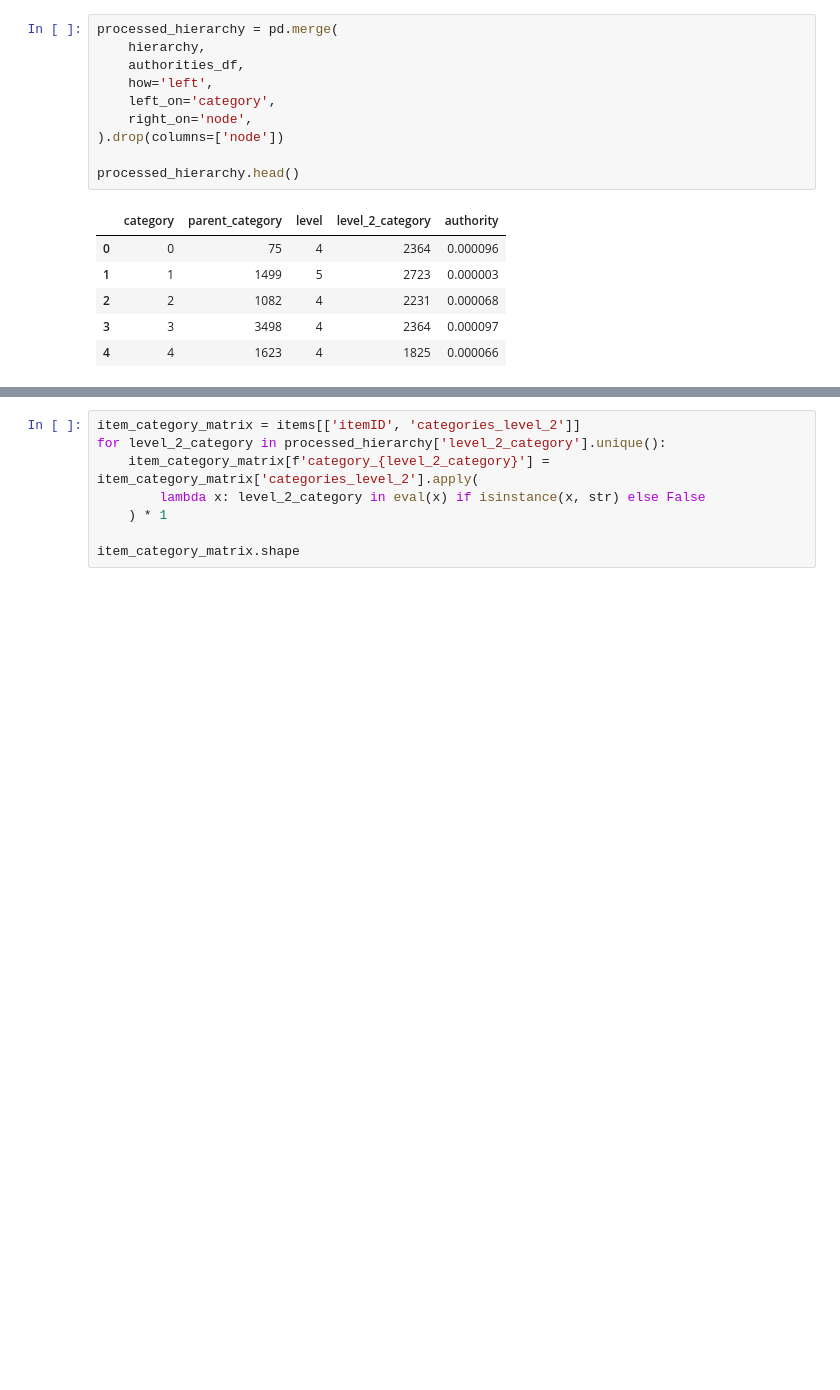
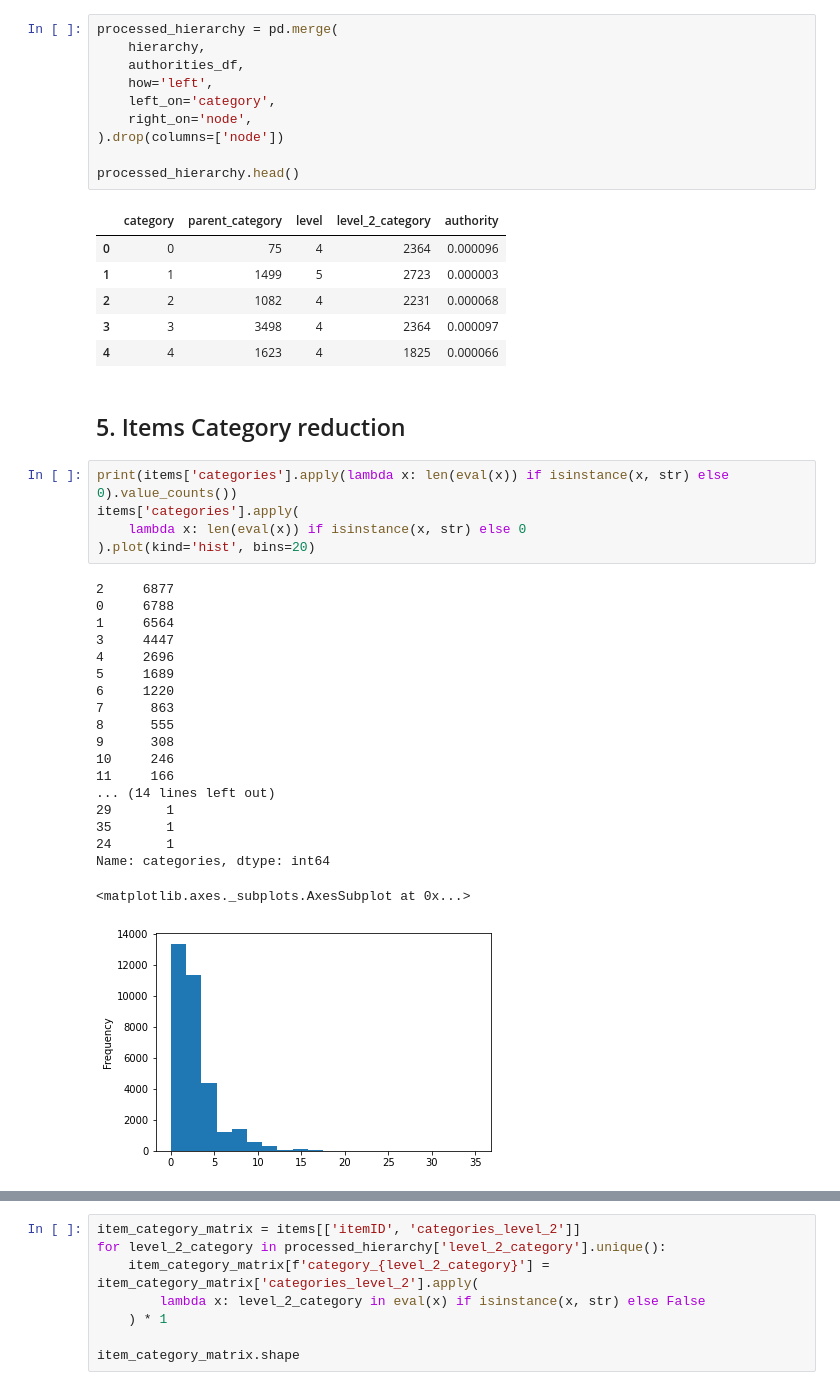
Before and after one commit to simranbhurat/DM2-Project, a Jupyter notebook: eda/DMC_EDA_Categories.ipynb, the cells around one changed output, grey strips where cells are left out. Cells and saved outputs as stored; diff of their text form; blank space fills up the shorter version.

```diff
--- a/eda/DMC_EDA_Categories.ipynb
+++ b/eda/DMC_EDA_Categories.ipynb
@@ -248,6 +261,33 @@ processed_hierarchy.head()
 | 2 | 2 | 1082 | 4 | 2231 | 0.000068 |
 | 3 | 3 | 3498 | 4 | 2364 | 0.000097 |
 | 4 | 4 | 1623 | 4 | 1825 | 0.000066 |
+# %% [markdown]
+## 5. Items Category reduction
+# %%
+print(items['categories'].apply(lambda x: len(eval(x)) if isinstance(x, str) else 0).value_counts())
+items['categories'].apply(
+    lambda x: len(eval(x)) if isinstance(x, str) else 0
+).plot(kind='hist', bins=20)
+# %% [output]
+2     6877
+0     6788
+1     6564
+3     4447
+4     2696
+5     1689
+6     1220
+7      863
+8      555
+9      308
+10     246
+11     166
+... (14 lines left out)
+29       1
+35       1
+24       1
+Name: categories, dtype: int64
+<matplotlib.axes._subplots.AxesSubplot at 0x...>
+[figure, added]
 # %%
 def get_item_categories_level_2(item_categories_string):
     if isinstance(item_categories_string, str):
```
Also changed, not shown: parts of 21 cells of this notebook.
